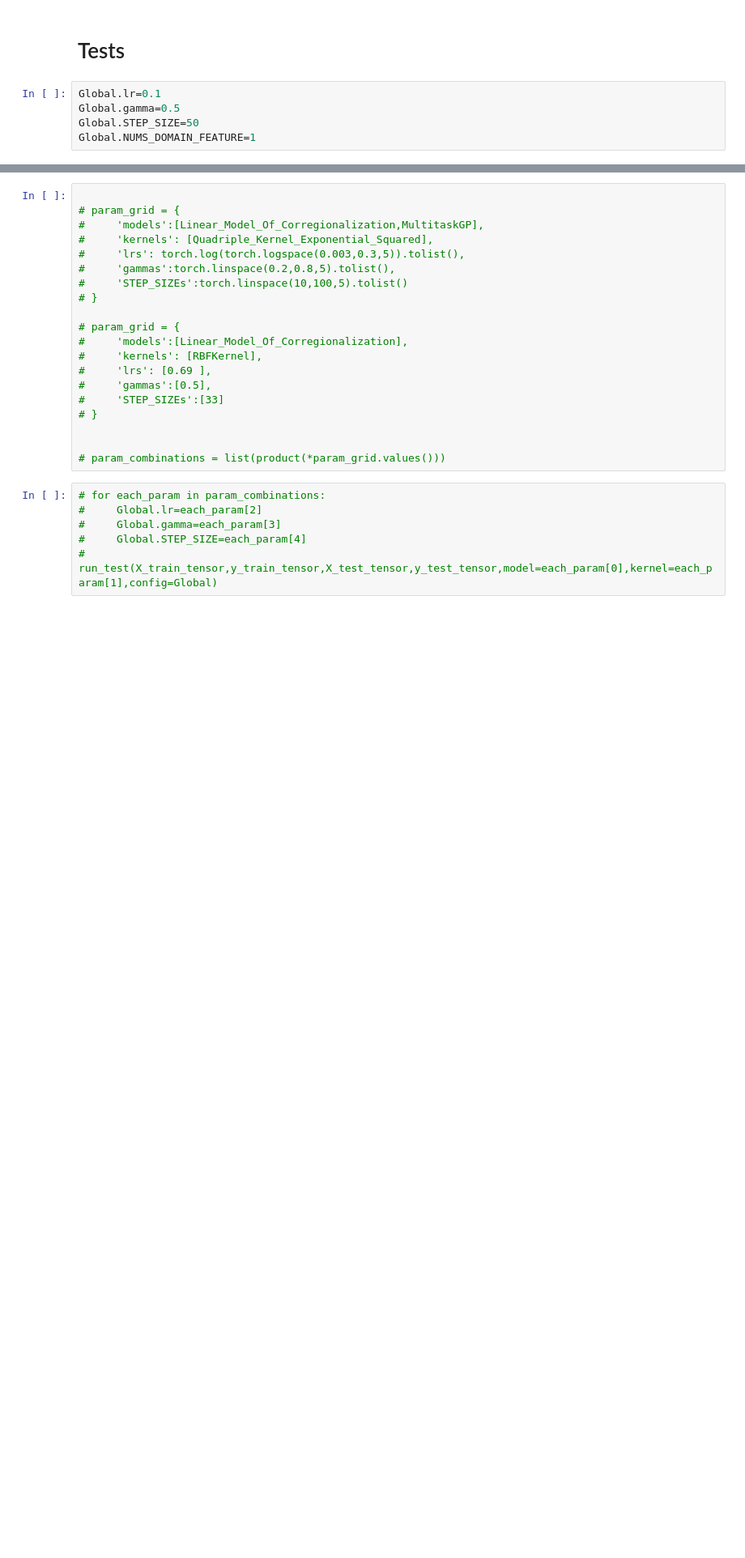
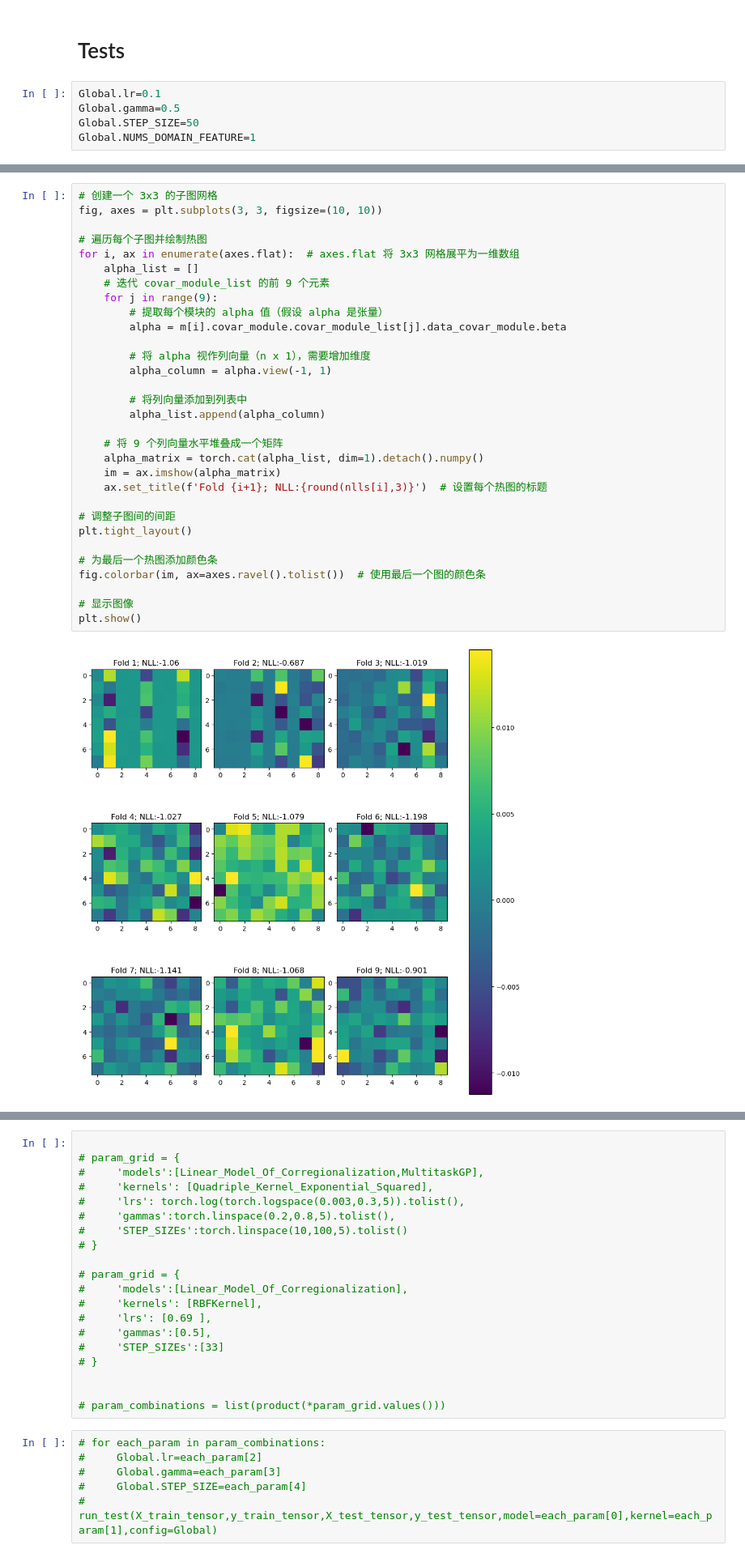
Before and after one commit to Paul-A-Lavender/MOGP-Transferable-kernel-learning, a Jupyter notebook: MOGP_Transferable_GPytorch.ipynb, the cells around one changed output, grey strips where cells are left out. Shown: that part at 81% size. Drawn from its saved outputs; the diff is of its cells as text; blank space fills up the shorter version.

```diff
--- a/MOGP_Transferable_GPytorch.ipynb
+++ b/MOGP_Transferable_GPytorch.ipynb
@@ -712,0 +812,33 @@ KeyboardInterrupt:
+# %%
+# 创建一个 3x3 的子图网格
+fig, axes = plt.subplots(3, 3, figsize=(10, 10))
+
+# 遍历每个子图并绘制热图
+for i, ax in enumerate(axes.flat):  # axes.flat 将 3x3 网格展平为一维数组
+    alpha_list = []
+    # 迭代 covar_module_list 的前 9 个元素
+    for j in range(9):
+        # 提取每个模块的 alpha 值（假设 alpha 是张量）
+        alpha = m[i].covar_module.covar_module_list[j].data_covar_module.beta
+
+        # 将 alpha 视作列向量（n x 1），需要增加维度
+        alpha_column = alpha.view(-1, 1)
+
+        # 将列向量添加到列表中
+        alpha_list.append(alpha_column)
+
+    # 将 9 个列向量水平堆叠成一个矩阵
+    alpha_matrix = torch.cat(alpha_list, dim=1).detach().numpy()
+    im = ax.imshow(alpha_matrix)
+    ax.set_title(f'Fold {i+1}; NLL:{round(nlls[i],3)}')  # 设置每个热图的标题
+
+# 调整子图间的间距
+plt.tight_layout()
+
+# 为最后一个热图添加颜色条
+fig.colorbar(im, ax=axes.ravel().tolist())  # 使用最后一个图的颜色条
+
+# 显示图像
+plt.show()
+# %% [output]
+[figure, added]
```
Also changed, not shown: parts of 13 cells of this notebook, 21 other files.
